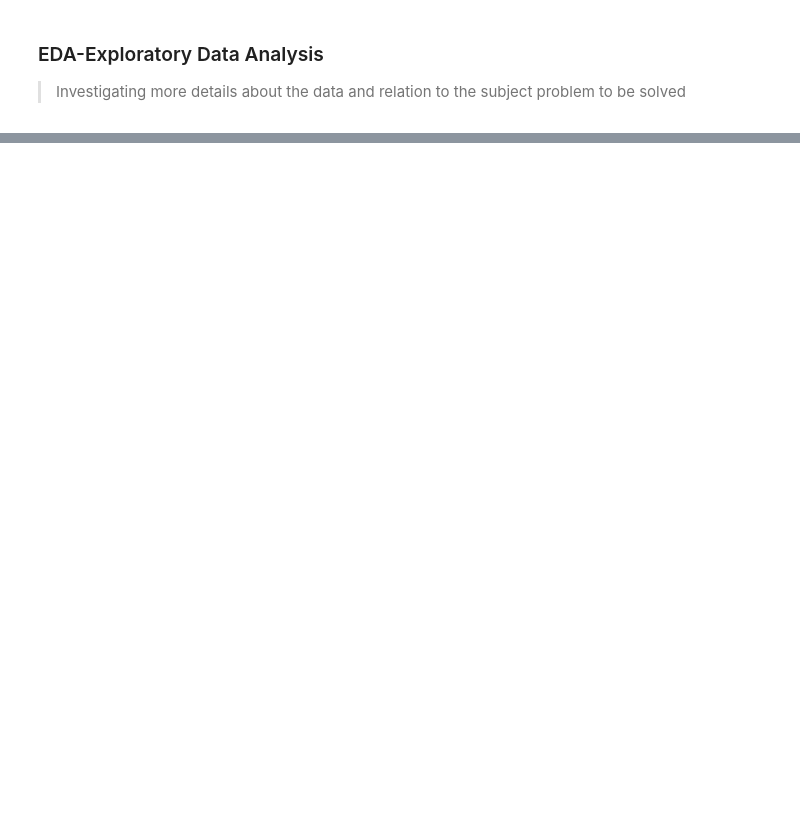
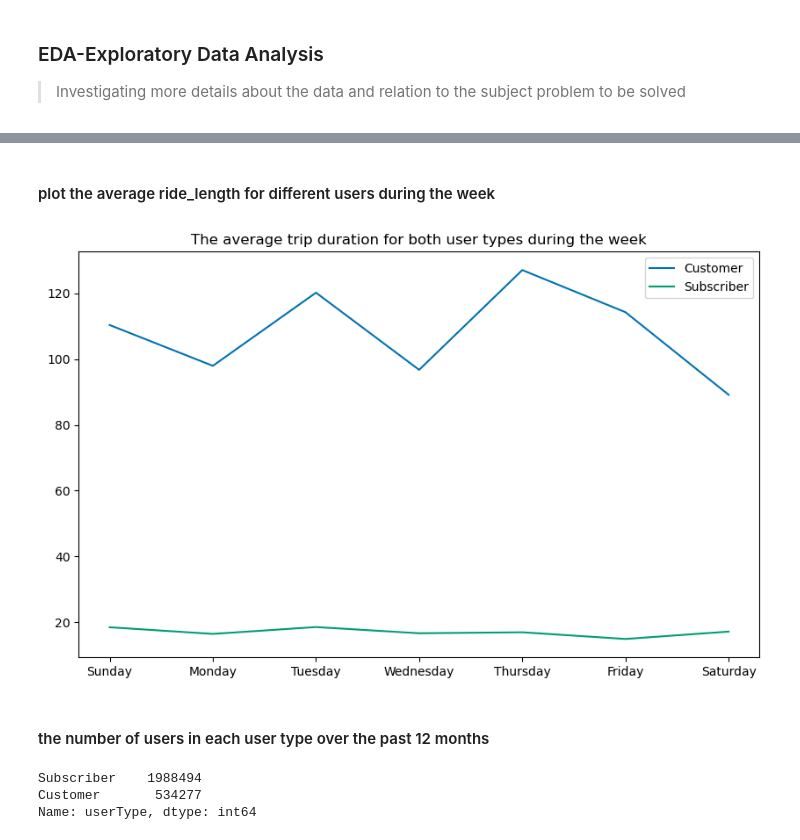
Before and after one commit to simononen/ML_bike_sharing, a Jupyter notebook: EDA_analysis.ipynb, the cells around one changed output, grey strips where cells are left out. Cells and saved outputs as stored; diff of their text form; code cells hidden in the pictures; blank space fills up the shorter version.

```diff
--- a/EDA_analysis.ipynb
+++ b/EDA_analysis.ipynb
@@ -297,0 +548,4 @@ plt.show()
+# %%
+# convert the tripDuration data type
+
+bike_data['tripDuration'] = pd.to_timedelta(bike_data['tripDuration'] * 10**9)
@@ -297,0 +587,5 @@ plt.show()
+# %%
+# calculate the average tripDuration for customers in a week
+
+user_avg_customer = bike_data[bike_data['userType'] == 'Customer'].groupby('dayName')['tripDuration'].mean(numeric_only=False)
+user_avg_customer
@@ -297,0 +602,5 @@ plt.show()
+# %%
+# calculate the average tripDuration for Subscriber in a week
+
+user_avg_subscriber = bike_data[bike_data['userType'] == 'Subscriber'].groupby('dayName')['tripDuration'].mean(numeric_only=False)
+user_avg_subscriber
@@ -297,0 +617,23 @@ plt.show()
+# %% [markdown]
+#### plot the average ride_length for different users during the week
+# %%
+plt.figure(figsize = (10,6))
+plt.plot(user_avg_customer/pd.Timedelta(minutes=1))
+plt.plot(user_avg_subscriber/pd.Timedelta(minutes=1))
+plt.title('The average trip duration for both user types during the week')
+plt.legend(['Customer', 'Subscriber'])
+labels = ['Sunday', 'Monday', 'Tuesday', 'Wednesday', 'Thursday', 'Friday', 'Saturday']
+plt.xticks(user_avg_customer.index, labels)
+plt.show();
+# %% [output]
+[figure, added]
+# %% [markdown]
+#### the number of users in each user type over the past 12 months
+# %%
+
+user_types = bike_data['userType'].value_counts()
+user_types
+# %% [output]
+Subscriber    1988494
+Customer       534277
+Name: userType, dtype: int64
```
Also changed, not shown: parts of 111 cells of this notebook.
